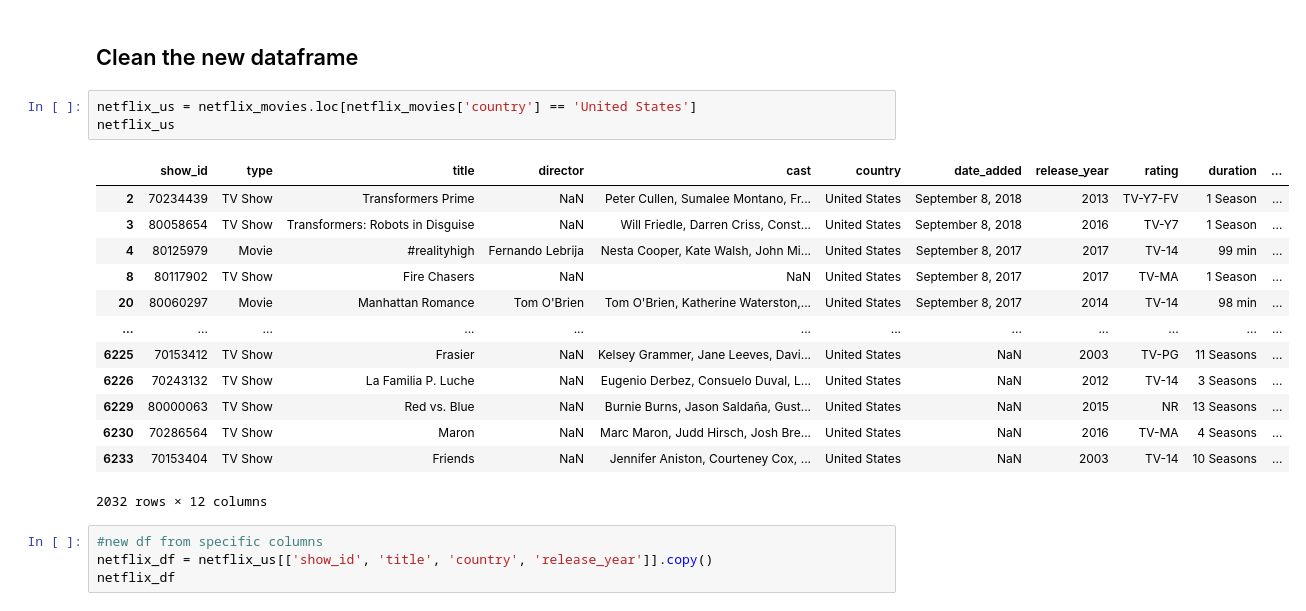
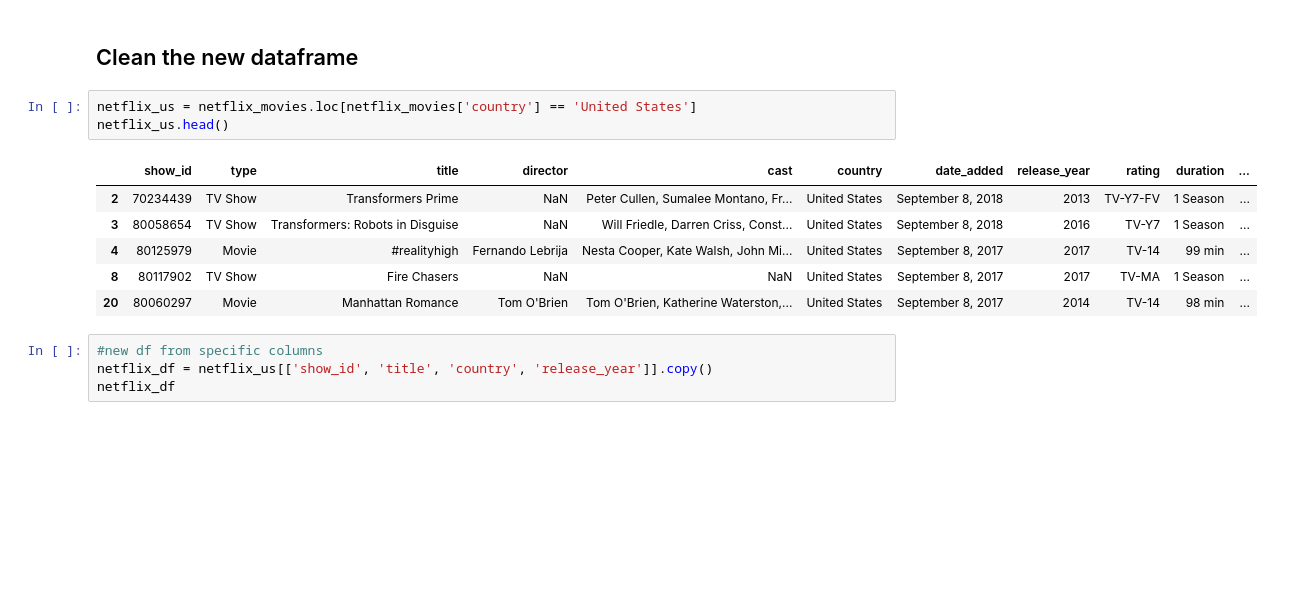
Before and after one commit to Anumala89/ETL-project, a Jupyter notebook: ETL_project.ipynb, the cells around one changed output. Drawn from its saved outputs; the diff is of its cells as text; blank space fills up the shorter version.

```diff
--- a/ETL_project.ipynb
+++ b/ETL_project.ipynb
@@ -50,21 +50,14 @@ film_locations_df.head()
 ## Clean the new dataframe
 # %%
 netflix_us = netflix_movies.loc[netflix_movies['country'] == 'United States']
-netflix_us
+netflix_us.head()
 # %% [output]
 |  | show_id | type | title | director | cast | country | date_added | release_year | rating | duration | ... |
 | 2 | 70234439 | TV Show | Transformers Prime | NaN | Peter Cullen, Sumalee Montano, Fr... | United States | September 8, 2018 | 2013 | TV-Y7-FV | 1 Season | ... |
 | 3 | 80058654 | TV Show | Transformers: Robots in Disguise | NaN | Will Friedle, Darren Criss, Const... | United States | September 8, 2018 | 2016 | TV-Y7 | 1 Season | ... |
 | 4 | 80125979 | Movie | #realityhigh | Fernando Lebrija | Nesta Cooper, Kate Walsh, John Mi... | United States | September 8, 2017 | 2017 | TV-14 | 99 min | ... |
 | 8 | 80117902 | TV Show | Fire Chasers | NaN | NaN | United States | September 8, 2017 | 2017 | TV-MA | 1 Season | ... |
 | 20 | 80060297 | Movie | Manhattan Romance | Tom O'Brien | Tom O'Brien, Katherine Waterston,... | United States | September 8, 2017 | 2014 | TV-14 | 98 min | ... |
-| ... | ... | ... | ... | ... | ... | ... | ... | ... | ... | ... | ... |
-| 6225 | 70153412 | TV Show | Frasier | NaN | Kelsey Grammer, Jane Leeves, Davi... | United States | NaN | 2003 | TV-PG | 11 Seasons | ... |
-| 6226 | 70243132 | TV Show | La Familia P. Luche | NaN | Eugenio Derbez, Consuelo Duval, L... | United States | NaN | 2012 | TV-14 | 3 Seasons | ... |
-| 6229 | 80000063 | TV Show | Red vs. Blue | NaN | Burnie Burns, Jason Saldaña, Gust... | United States | NaN | 2015 | NR | 13 Seasons | ... |
-| 6230 | 70286564 | TV Show | Maron | NaN | Marc Maron, Judd Hirsch, Josh Bre... | United States | NaN | 2016 | TV-MA | 4 Seasons | ... |
-| 6233 | 70153404 | TV Show | Friends | NaN | Jennifer Aniston, Courteney Cox, ... | United States | NaN | 2003 | TV-14 | 10 Seasons | ... |
-2032 rows × 12 columns
 # %%
 #new df from specific columns
 netflix_df = netflix_us[['show_id', 'title', 'country', 'release_year']].copy()
```
